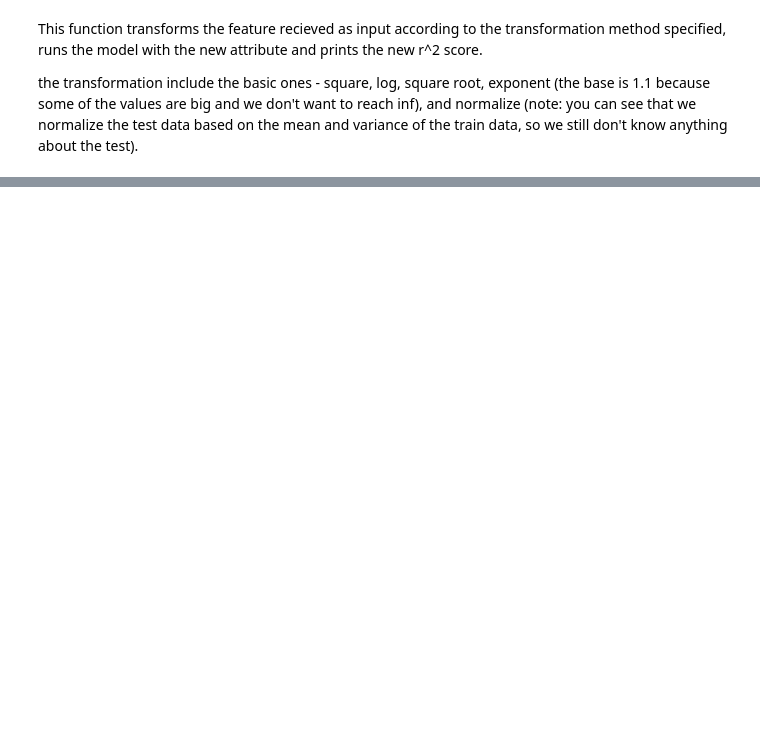
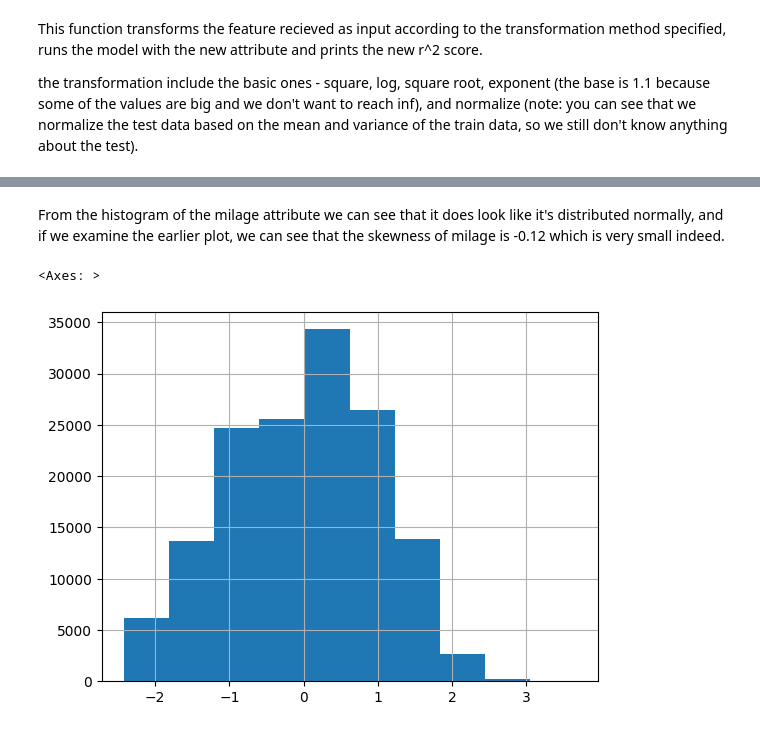
Before and after one commit to YaelDahariBIU/Tabular-Data, a Jupyter notebook: Part_2/part_2.ipynb, the cells around one changed output, grey strips where cells are left out. Cells and saved outputs as stored; diff of their text form; code cells hidden in the pictures; blank space fills up the shorter version.

```diff
--- a/Part_2/part_2.ipynb
+++ b/Part_2/part_2.ipynb
@@ -942,0 +951,7 @@ plt.show()
+# %% [markdown]
+From the histogram of the milage attribute we can see that it does look like it's distributed normally, and if we examine the earlier plot, we can see that the skewness of milage is -0.12 which is very small indeed.
+# %%
+df_train_scaled['milage'].hist()
+# %% [output]
+<Axes: >
+[figure, added]
```
Also changed, not shown: parts of 65 cells of this notebook.
